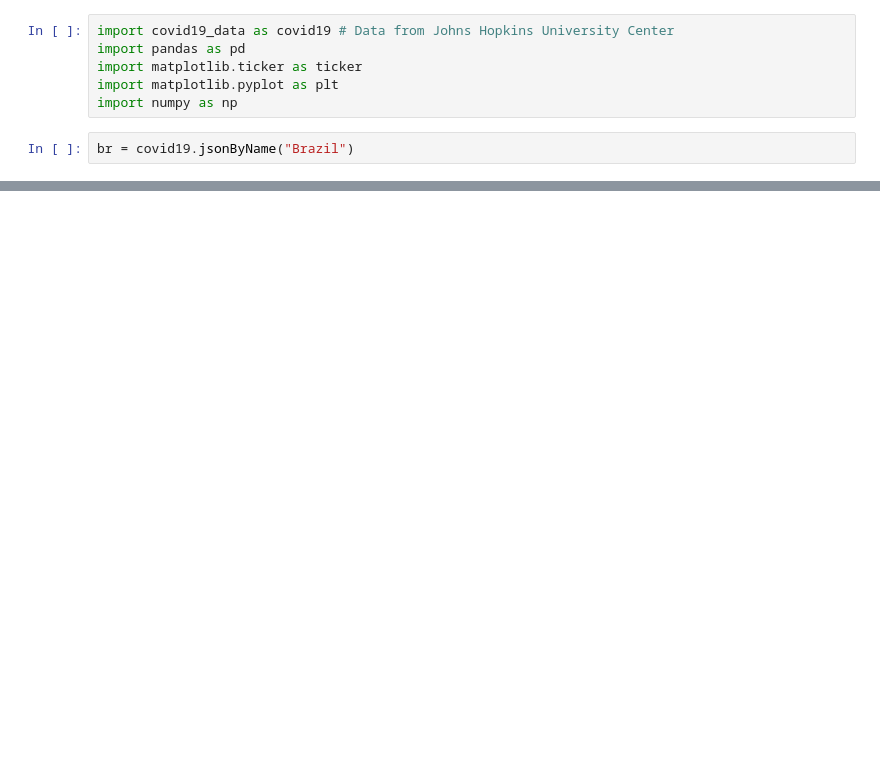
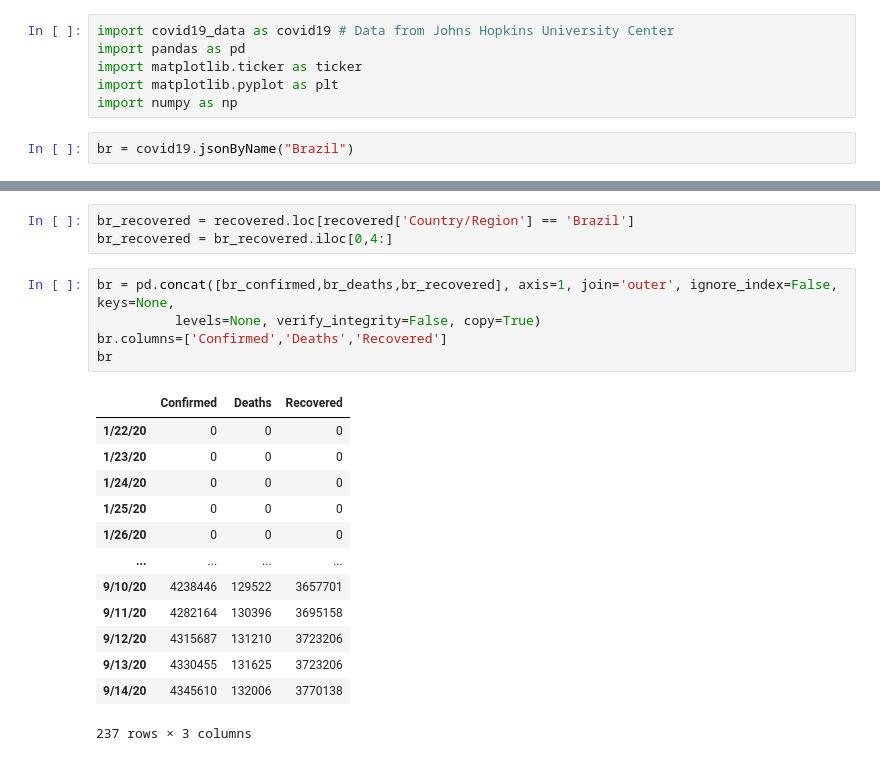
Before and after one commit to bcnishi/covid19, a Jupyter notebook: covid19.ipynb, the cells around one changed output, grey strips where cells are left out. Cells and saved outputs as stored; diff of their text form; blank space fills up the shorter version.

```diff
--- a/covid19.ipynb
+++ b/covid19.ipynb
@@ -65,2 +94,24 @@ dates = pd.to_datetime(br_cases.index)
+# %%
+br_recovered = recovered.loc[recovered['Country/Region'] == 'Brazil']
+br_recovered = br_recovered.iloc[0,4:]
+# %%
+br = pd.concat([br_confirmed,br_deaths,br_recovered], axis=1, join='outer', ignore_index=False, keys=None,
+          levels=None, verify_integrity=False, copy=True)
+br.columns=['Confirmed','Deaths','Recovered']
+br
+# %% [output]
+|  | Confirmed | Deaths | Recovered |
+| 1/22/20 | 0 | 0 | 0 |
+| 1/23/20 | 0 | 0 | 0 |
+| 1/24/20 | 0 | 0 | 0 |
+| 1/25/20 | 0 | 0 | 0 |
+| 1/26/20 | 0 | 0 | 0 |
+| ... | ... | ... | ... |
+| 9/10/20 | 4238446 | 129522 | 3657701 |
+| 9/11/20 | 4282164 | 130396 | 3695158 |
+| 9/12/20 | 4315687 | 131210 | 3723206 |
+| 9/13/20 | 4330455 | 131625 | 3723206 |
+| 9/14/20 | 4345610 | 132006 | 3770138 |
+237 rows × 3 columns
 # %%
 plt.style.use('ggplot') # ggplot theme
```
Also changed, not shown: parts of 11 cells of this notebook.
